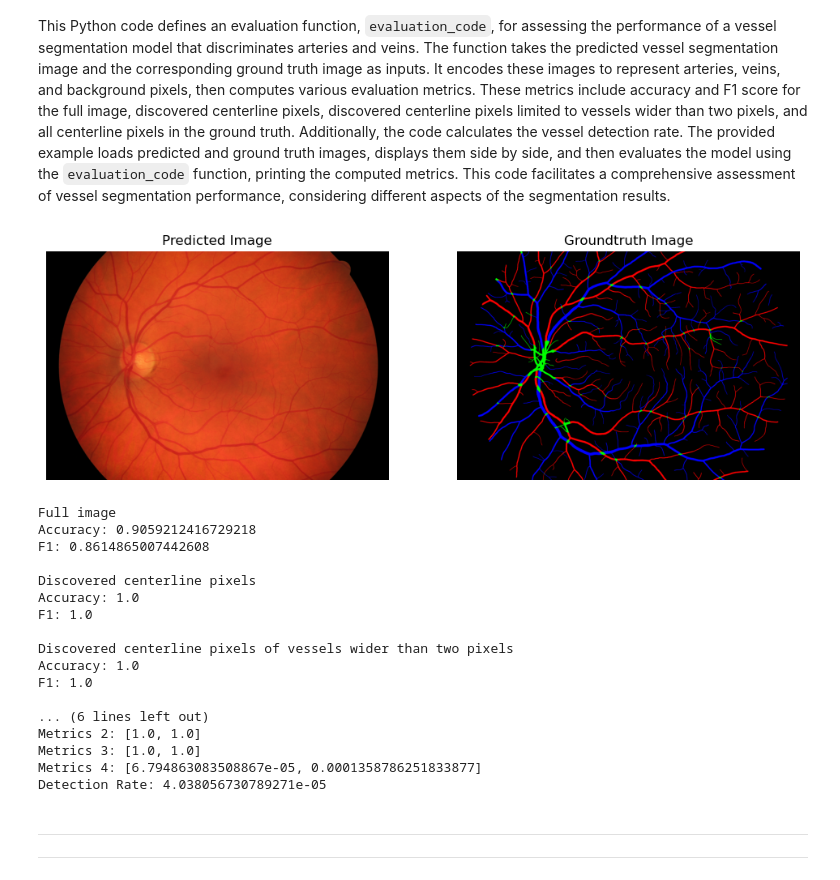
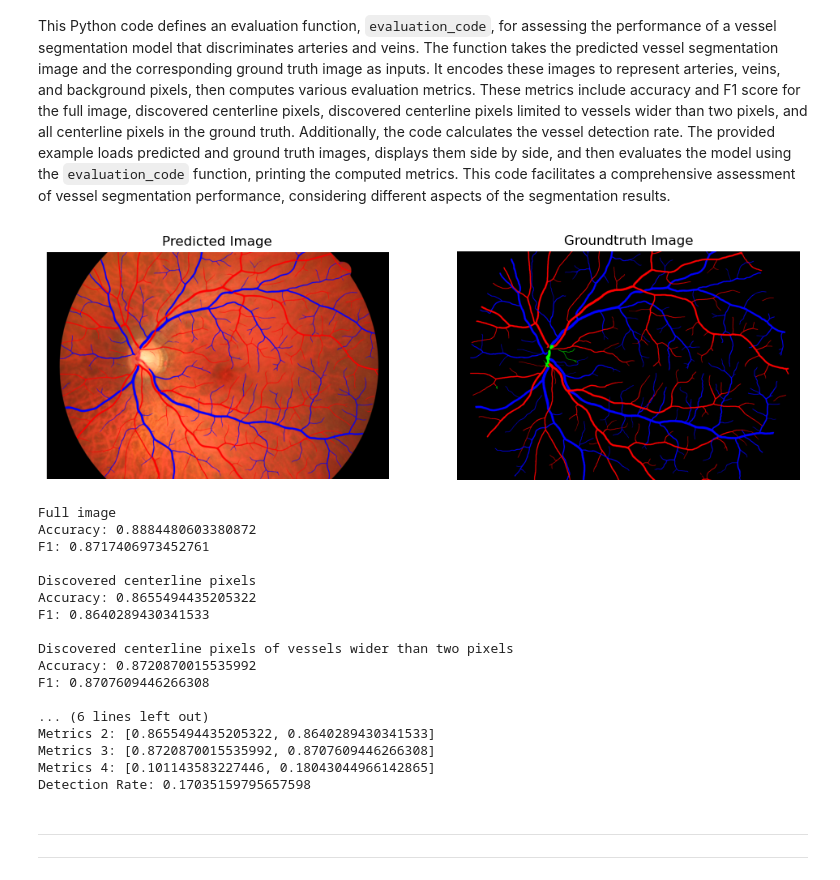
Before and after one commit to ZahraEk/Computer_Vision, a Jupyter notebook: Blood_Vessels.ipynb, the cells around one changed output. Saved outputs shown, nothing was run; the diff lists cells and outputs as text; code cells hidden in the pictures.

```diff
--- a/Blood_Vessels.ipynb
+++ b/Blood_Vessels.ipynb
@@ -42,7 +42,7 @@ def click_and_crop(event, x, y, flags, param):
         cv2.imshow('image', image)
 
 # Load an image
-image = cv2.imread(r"D:\Seminar\Datasets\healthy\06_h.jpg")
+image = cv2.imread(r"D:\Seminar\Datasets\healthy\02_h.jpg")
 
 clone = image.copy()
 cv2.namedWindow('image', cv2.WINDOW_NORMAL)
@@ -403,6 +403,8 @@ def evaluation_code(prediction, groundtruth):
     - prediction: should be an image array of [dim1, dim2, img_channels = 3] with arteries in red and veins in blue
     - groundtruth: same as above
     '''
+    # Resize prediction image to match groundtruth image dimensions
+    prediction = cv2.resize(prediction, (groundtruth.shape[1], groundtruth.shape[0]))
 
     encoded_pred = np.zeros(prediction.shape[:2], dtype=int)
     encoded_gt = np.zeros(groundtruth.shape[:2], dtype=int)
@@ -478,53 +480,53 @@ def evaluation_code(prediction, groundtruth):
     print('Amount of vessels detected: ' + str(detection_rate))
 
     return [metrics1,metrics2,metrics3,metrics4,detection_rate]
 
 # Load your predicted and ground truth images
-predicted_image = cv2.imread(r"D:\Seminar\Datasets\healthy\06_h.jpg")
-groundtruth_image = cv2.imread(r"D:\Seminar\Datasets\HRF_AV_GT\06_h_AVmanual.png")
+predicted_image = cv2.imread(r"D:\Seminar\Datasets\HRF_AV_GT\av-segmentation.png")
+groundtruth_image = cv2.imread(r"D:\Seminar\Datasets\HRF_AV_GT\02_h_AVmanual.png")
 
 plt.figure(figsize=(12, 10))
 
 plt.subplot(121)
 plt.imshow(cv2.cvtColor(predicted_image, cv2.COLOR_BGR2RGB))
 plt.title('Predicted Image')
 plt.axis('off')
 
 plt.subplot(122)
 plt.imshow(cv2.cvtColor(groundtruth_image, cv2.COLOR_BGR2RGB))
 plt.title('Groundtruth Image')
 plt.axis('off')
 
 plt.show()
 
 # Call the evaluation_code function
 results = evaluation_code(predicted_image, groundtruth_image)
 
 # Print or use the results as needed
 print("Metrics 1:", results[0])
 print("Metrics 2:", results[1])
 print("Metrics 3:", results[2])
 print("Metrics 4:", results[3])
 print("Detection Rate:", results[4])
 # %% [output]
-[figure, old version]
+[figure, new version]
 Full image
-Accuracy: 0.9059212416729218
-F1: 0.8614865007442608
+Accuracy: 0.8884480603380872
+F1: 0.8717406973452761
 
 Discovered centerline pixels
-Accuracy: 1.0
-F1: 1.0
+Accuracy: 0.8655494435205322
+F1: 0.8640289430341533
 
 Discovered centerline pixels of vessels wider than two pixels
-Accuracy: 1.0
-F1: 1.0
+Accuracy: 0.8720870015535992
+F1: 0.8707609446266308
 
 ... (6 lines left out)
-Metrics 2: [1.0, 1.0]
-Metrics 3: [1.0, 1.0]
-Metrics 4: [6.794863083508867e-05, 0.0001358786251833877]
-Detection Rate: 4.038056730789271e-05
+Metrics 2: [0.8655494435205322, 0.8640289430341533]
+Metrics 3: [0.8720870015535992, 0.8707609446266308]
+Metrics 4: [0.101143583227446, 0.18043044966142865]
+Detection Rate: 0.17035159795657598
 # %% [markdown]
 ---
 ---
```
Also changed, not shown: parts of 7 cells of this notebook.
